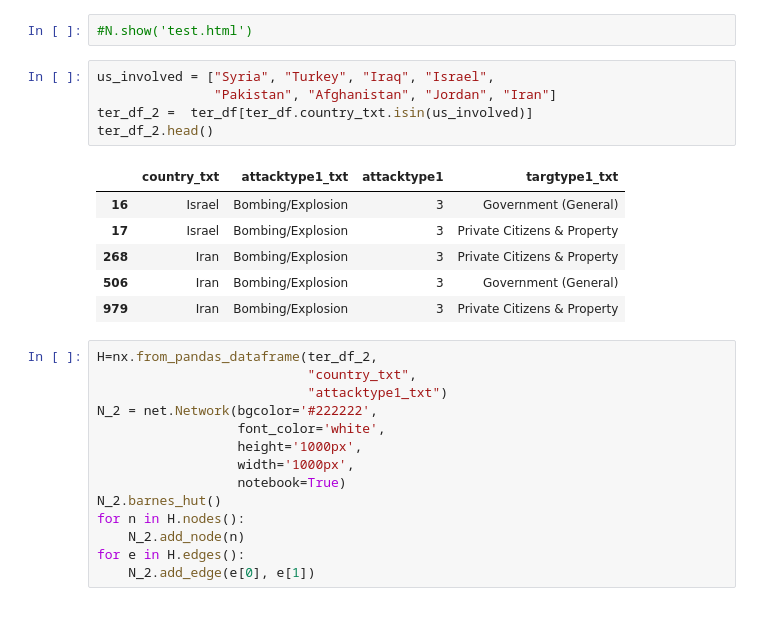
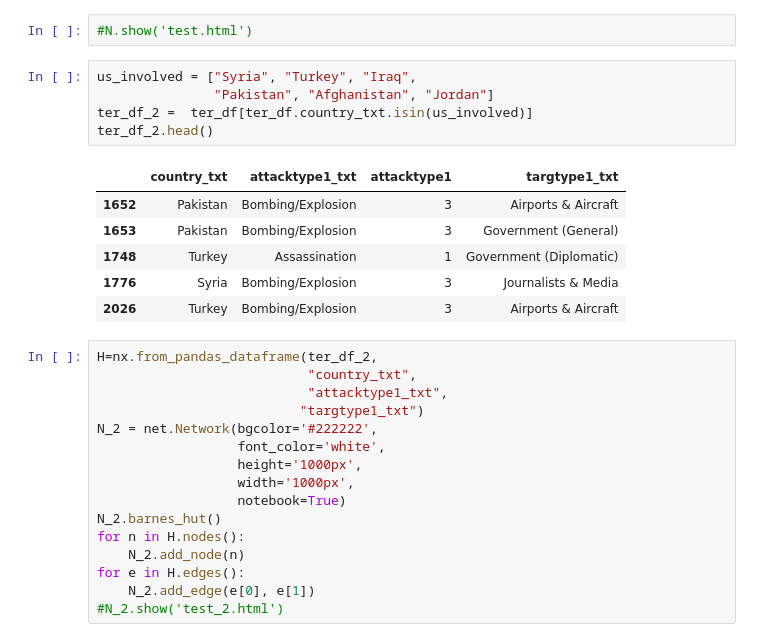
Before and after one commit to kelloggjohnd/Data620-Web_Analytics, a Jupyter notebook: Project 1/terror_EDA.ipynb, the cells around one changed output. Drawn from its saved outputs; the diff is of its cells as text.

```diff
--- a/Project 1/terror_EDA.ipynb
+++ b/Project 1/terror_EDA.ipynb
@@ -46,21 +47,22 @@ for e in G.edges():
 # %%
 #N.show('test.html')
 # %%
-us_involved = ["Syria", "Turkey", "Iraq", "Israel",
-               "Pakistan", "Afghanistan", "Jordan", "Iran"]
+us_involved = ["Syria", "Turkey", "Iraq",
+               "Pakistan", "Afghanistan", "Jordan"]
 ter_df_2 =  ter_df[ter_df.country_txt.isin(us_involved)]
 ter_df_2.head()
 # %% [output]
 |  | country_txt | attacktype1_txt | attacktype1 | targtype1_txt |
-| 16 | Israel | Bombing/Explosion | 3 | Government (General) |
-| 17 | Israel | Bombing/Explosion | 3 | Private Citizens & Property |
-| 268 | Iran | Bombing/Explosion | 3 | Private Citizens & Property |
-| 506 | Iran | Bombing/Explosion | 3 | Government (General) |
-| 979 | Iran | Bombing/Explosion | 3 | Private Citizens & Property |
+| 1652 | Pakistan | Bombing/Explosion | 3 | Airports & Aircraft |
+| 1653 | Pakistan | Bombing/Explosion | 3 | Government (General) |
+| 1748 | Turkey | Assassination | 1 | Government (Diplomatic) |
+| 1776 | Syria | Bombing/Explosion | 3 | Journalists & Media |
+| 2026 | Turkey | Bombing/Explosion | 3 | Airports & Aircraft |
 # %%
 H=nx.from_pandas_dataframe(ter_df_2,
                            "country_txt",
-                           "attacktype1_txt")
+                           "attacktype1_txt",
+                          "targtype1_txt")
 N_2 = net.Network(bgcolor='#222222',
                   font_color='white',
                   height='1000px',
@@ -71,3 +73,4 @@ for n in H.nodes():
     N_2.add_node(n)
 for e in H.edges():
     N_2.add_edge(e[0], e[1])
+#N_2.show('test_2.html')
```
Also changed, not shown: parts of 10 cells of this notebook, 1 other file.
